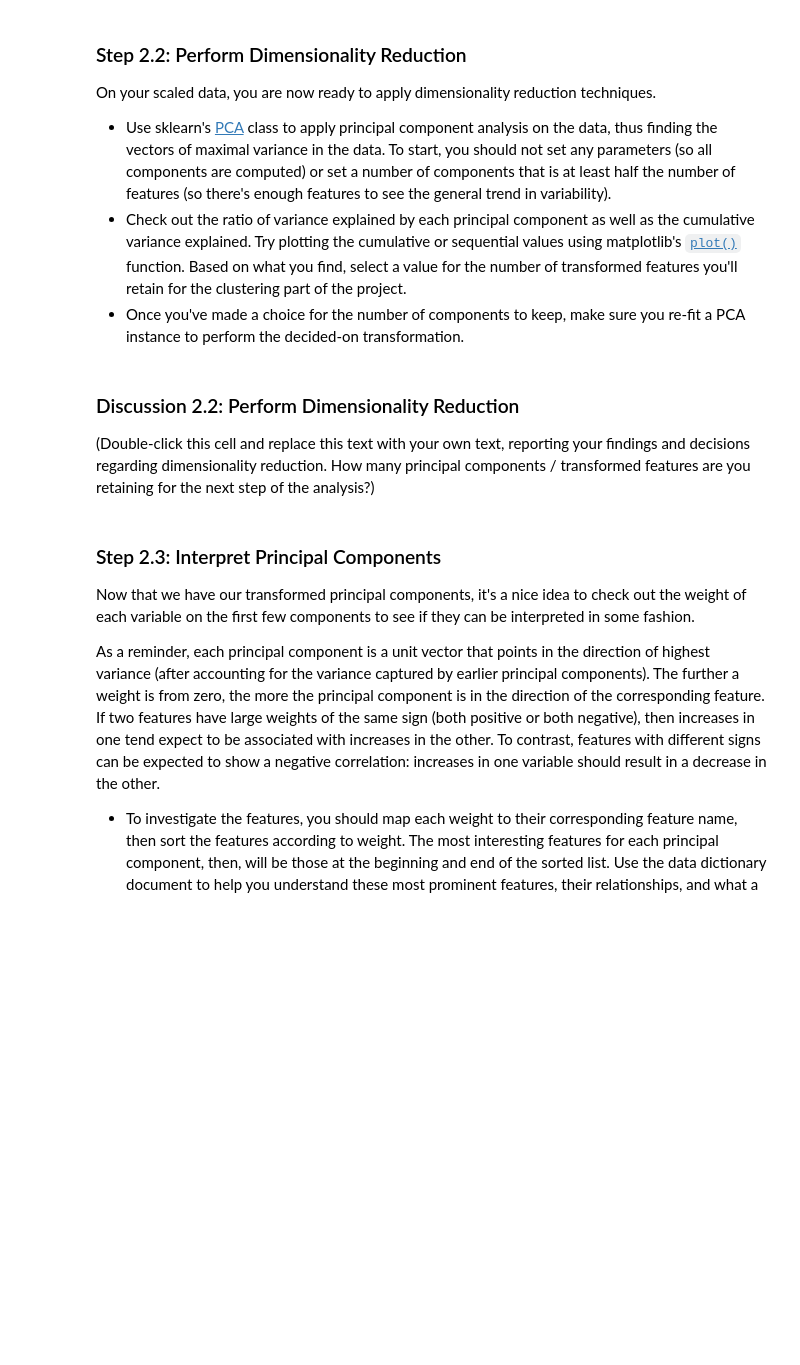
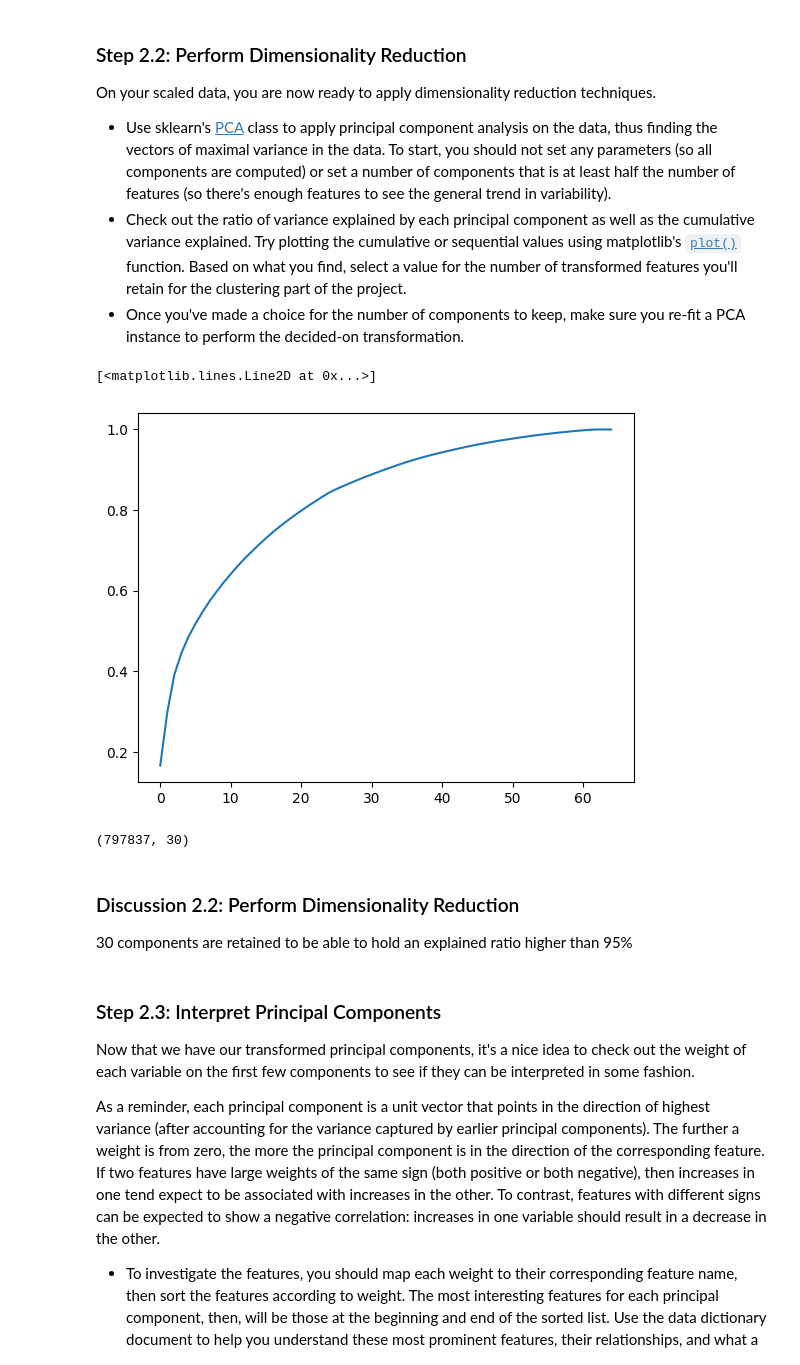
Before and after one commit to neverset123/Pytorch_ML_DL, a Jupyter notebook: Identify_customer_segments/Identify_Customer_Segments.ipynb, the cells around one changed output. Drawn from its saved outputs; the diff is of its cells as text; code cells hidden in the pictures; blank space fills up the shorter version.

```diff
--- a/Identify_customer_segments/Identify_Customer_Segments.ipynb
+++ b/Identify_customer_segments/Identify_Customer_Segments.ipynb
@@ -282,0 +307,9 @@ Be sure to check `Data_Dictionary.md` for the details needed to finish these tas
+# %%
+Mainstream=0
+Avantgarde=1
+generation = {1:40, 2:40, 3:50, 4:50, 5:60, 6:60, 7:60, 8:70, 9:70, 10:80, 11:80, 12:80, 13:80, 14:90,15:90}
+movement = {1:Mainstream, 2:Avantgarde, 3:Mainstream, 4:Avantgarde, 5:Mainstream, 6:Avantgarde, 7:Avantgarde, 8: Mainstream, 9:Avantgarde, 10:Mainstream,
+            11:Avantgarde, 12:Mainstream, 13:Avantgarde, 14:Mainstream, 15:Avantgarde}
+df_demographic_mixed["GENERATION"] = df_demographic_mixed["PRAEGENDE_JUGENDJAHRE"].apply(lambda x: generation[x] if not np.isnan(x) else np.nan)
+df_demographic_mixed["MOVEMENT"] = df_demographic_mixed["PRAEGENDE_JUGENDJAHRE"].apply(lambda x: movement[x] if not np.isnan(x) else np.nan)
+df_demographic_mixed.head()
@@ -292,3 +393,9 @@ Make sure that for any new columns that you have engineered, that you've exclude
 # %%
 # If there are other re-engineering tasks you need to perform, make sure you
 # take care of them here. (Dealing with missing data will come in step 2.1.)
+cols_ordinal_numeric_interval = df_demographic_lower.columns.intersection(df_feature_sum[(df_feature_sum.type=="ordinal") | (df_feature_sum.type=="numeric") | (df_feature_sum.type=="interval")]["attribute"])
+df_demographic_ordinal_numeric_interval = df_demographic_lower[cols_ordinal_numeric_interval]
+
+# df_demographic_selected = pd.concat([df_demographic_ordinal_numeric_interval.reset_index(), df_demographic_cate_binary.reset_index(), df_demographic_cate_multi.reset_index(), df_demographic_mixed.reset_index()], axis=1)
+df_demographic_selected = pd.concat([df_demographic_ordinal_numeric_interval.reset_index(drop=True), df_demographic_cate_binary.reset_index(drop=True), df_demographic_mixed.reset_index(drop=True)], axis=1)
+df_demographic_selected.head()
@@ -322,0 +475,3 @@ def clean_data(df):
+# %%
+df = clean_data(df_demographic)
+df.shape
@@ -333,3 +527,11 @@ Before we apply dimensionality reduction techniques to the data, we need to perf
 # %%
 # If you've not yet cleaned the dataset of all NaN values, then investigate and
 # do that now.
+from sklearn.impute import SimpleImputer
+from sklearn.preprocessing import StandardScaler
+
+imp = SimpleImputer(missing_values=np.nan, strategy="median")
+ss = StandardScaler()
+df = pd.DataFrame(imp.fit_transform(df), columns=df.columns)
+df_scaled = pd.DataFrame(ss.fit_transform(df), columns=df.columns)
+df_scaled.shape
@@ -354,9 +571,30 @@ On your scaled data, you are now ready to apply dimensionality reduction techniq
+# %%
+# Apply PCA to the data.
+from sklearn.decomposition import PCA
+
+pca = PCA()
+pca.fit(df_scaled)
+num_components = len(pca.explained_variance_ratio_)
+ind = np.arange(num_components)
+vals = pca.explained_variance_ratio_
+cumvals = np.cumsum(vals)
+plt.plot(ind, cumvals)
+# %% [output]
+[<matplotlib.lines.Line2D at 0x...>]
+[figure, added]
 # %%
 # Re-apply PCA to the data while selecting for number of components to retain.
+from sklearn.decomposition import PCA
+n_optim=30
+pca = PCA(n_components=n_optim)
+x_pca = pca.fit_transform(df_scaled)
+x_pca.shape
+# %% [output]
+(797837, 30)
-# %% [markdown]
-### Discussion 2.2: Perform Dimensionality Reduction
-
-(Double-click this cell and replace this text with your own text, reporting your findings and decisions regarding dimensionality reduction. How many principal components / transformed features are you retaining for the next step of the analysis?)
+# %% [markdown]
+### Discussion 2.2: Perform Dimensionality Reduction
+
+30 components are retained to be able to hold an explained ratio higher than 95%
 # %% [markdown]
 ### Step 2.3: Interpret Principal Components
 
```
Also changed, not shown: parts of 75 cells of this notebook, 16 other files.
